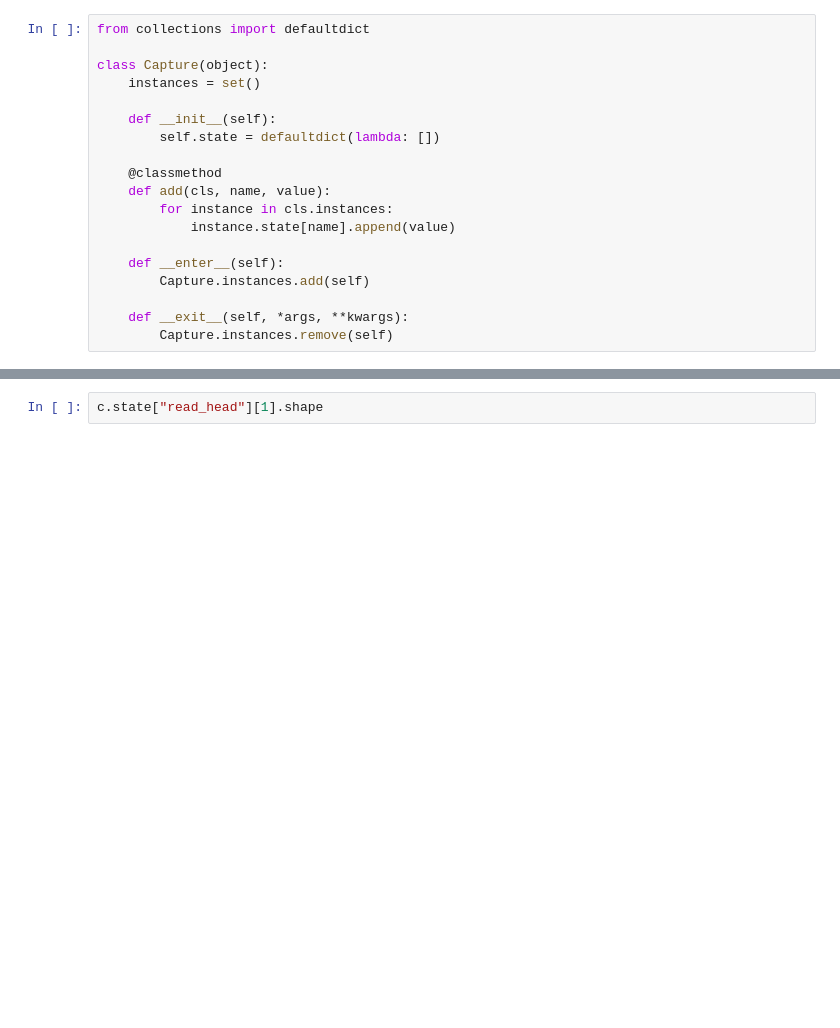
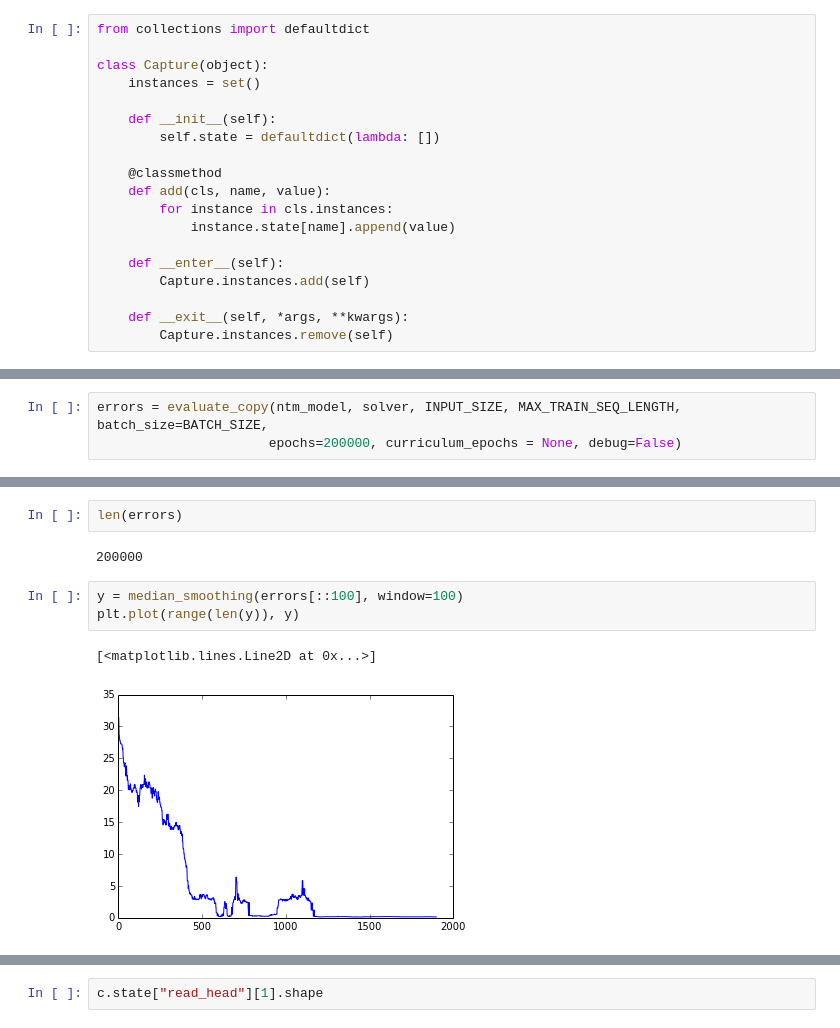
Before and after one commit to dali-ml/dali-cython, a Jupyter notebook: notebooks/NTM.ipynb, the cells around one changed output, grey strips where cells are left out. Saved outputs shown, nothing was run; the diff lists cells and outputs as text; blank space fills up the shorter version.

```diff
--- a/notebooks/NTM.ipynb
+++ b/notebooks/NTM.ipynb
@@ -535,0 +574,3 @@ Epoch 97 (97 processed examples, curriculum: 1), error: 0.177194
+# %%
+errors = evaluate_copy(ntm_model, solver, INPUT_SIZE, MAX_TRAIN_SEQ_LENGTH, batch_size=BATCH_SIZE,
+                      epochs=200000, curriculum_epochs = None, debug=False)
@@ -535,0 +595,10 @@ Epoch 97 (97 processed examples, curriculum: 1), error: 0.177194
+# %%
+len(errors)
+# %% [output]
+200000
+# %%
+y = median_smoothing(errors[::100], window=100)
+plt.plot(range(len(y)), y)
+# %% [output]
+[<matplotlib.lines.Line2D at 0x...>]
+[figure, added]
```
Also changed, not shown: parts of 17 cells of this notebook, 6 other files.
